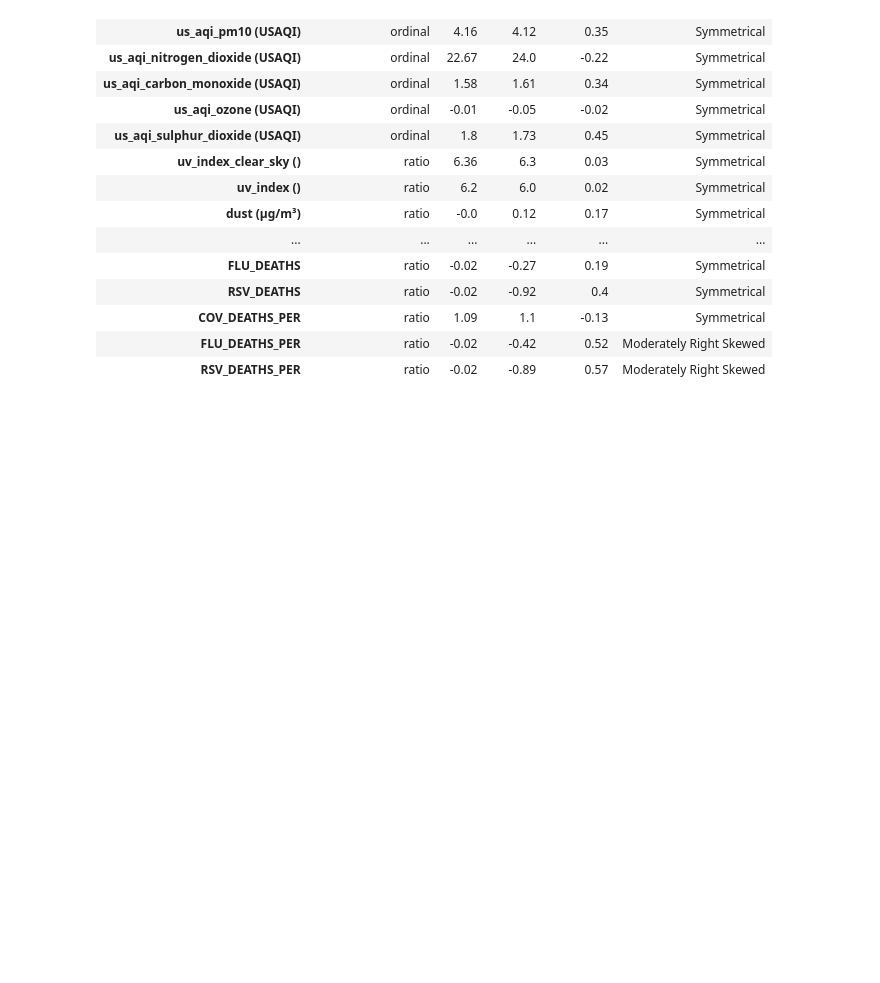
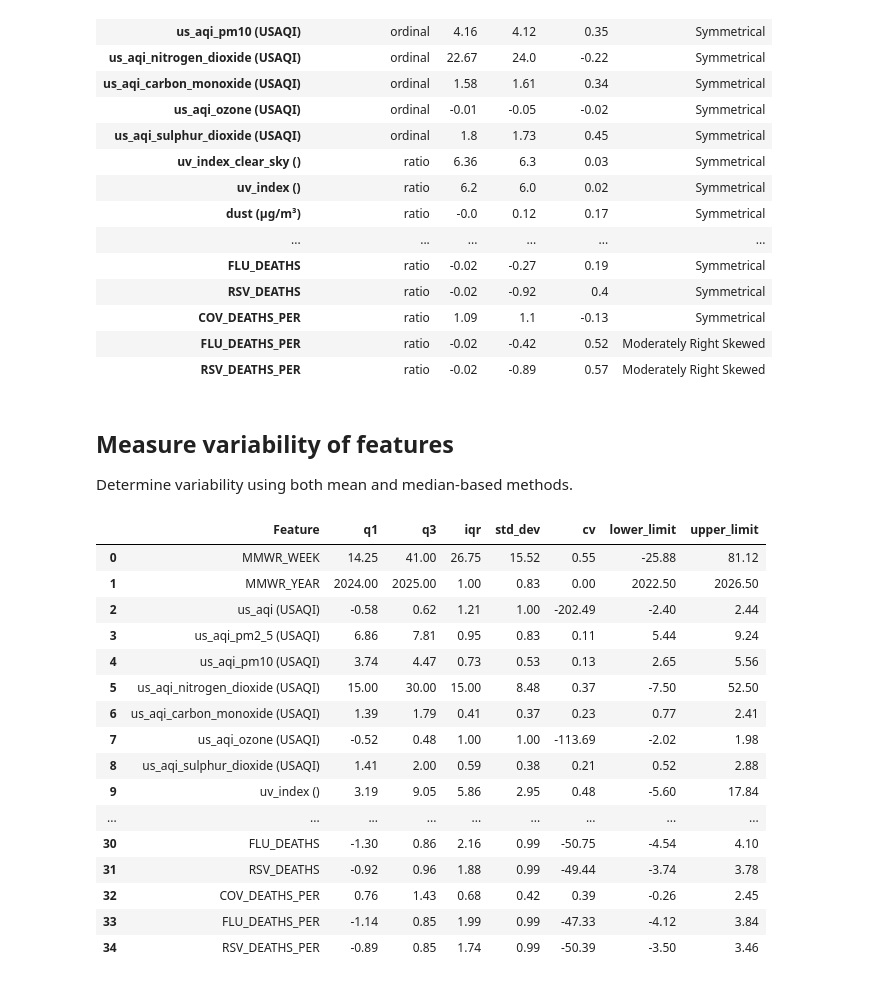
Before and after one commit to ianbunag/cmpe-255-data-mining-project, a Jupyter notebook: 04-01-data-preparation.ipynb, the cells around one changed output. Saved outputs shown, nothing was run; the diff lists cells and outputs as text; code cells hidden in the pictures; blank space fills up the shorter version.

```diff
--- a/04-01-data-preparation.ipynb
+++ b/04-01-data-preparation.ipynb
@@ -275,3 +275,27 @@ find_central_tendency(df, stitched_measurements)
 | COV_DEATHS_PER | ratio | 1.09 | 1.1 | -0.13 | Symmetrical |
 | FLU_DEATHS_PER | ratio | -0.02 | -0.42 | 0.52 | Moderately Right Skewed |
 | RSV_DEATHS_PER | ratio | -0.02 | -0.89 | 0.57 | Moderately Right Skewed |
+# %% [markdown]
+## Measure variability of features
+
+Determine variability using both mean and median-based methods.
+# %%
+measure_variability(df)
+# %% [output]
+|  | Feature | q1 | q3 | iqr | std_dev | cv | lower_limit | upper_limit |
+| 0 | MMWR_WEEK | 14.25 | 41.00 | 26.75 | 15.52 | 0.55 | -25.88 | 81.12 |
+| 1 | MMWR_YEAR | 2024.00 | 2025.00 | 1.00 | 0.83 | 0.00 | 2022.50 | 2026.50 |
+| 2 | us_aqi (USAQI) | -0.58 | 0.62 | 1.21 | 1.00 | -202.49 | -2.40 | 2.44 |
+| 3 | us_aqi_pm2_5 (USAQI) | 6.86 | 7.81 | 0.95 | 0.83 | 0.11 | 5.44 | 9.24 |
+| 4 | us_aqi_pm10 (USAQI) | 3.74 | 4.47 | 0.73 | 0.53 | 0.13 | 2.65 | 5.56 |
+| 5 | us_aqi_nitrogen_dioxide (USAQI) | 15.00 | 30.00 | 15.00 | 8.48 | 0.37 | -7.50 | 52.50 |
+| 6 | us_aqi_carbon_monoxide (USAQI) | 1.39 | 1.79 | 0.41 | 0.37 | 0.23 | 0.77 | 2.41 |
+| 7 | us_aqi_ozone (USAQI) | -0.52 | 0.48 | 1.00 | 1.00 | -113.69 | -2.02 | 1.98 |
+| 8 | us_aqi_sulphur_dioxide (USAQI) | 1.41 | 2.00 | 0.59 | 0.38 | 0.21 | 0.52 | 2.88 |
+| 9 | uv_index () | 3.19 | 9.05 | 5.86 | 2.95 | 0.48 | -5.60 | 17.84 |
+| ... | ... | ... | ... | ... | ... | ... | ... | ... |
+| 30 | FLU_DEATHS | -1.30 | 0.86 | 2.16 | 0.99 | -50.75 | -4.54 | 4.10 |
+| 31 | RSV_DEATHS | -0.92 | 0.96 | 1.88 | 0.99 | -49.44 | -3.74 | 3.78 |
+| 32 | COV_DEATHS_PER | 0.76 | 1.43 | 0.68 | 0.42 | 0.39 | -0.26 | 2.45 |
+| 33 | FLU_DEATHS_PER | -1.14 | 0.85 | 1.99 | 0.99 | -47.33 | -4.12 | 3.84 |
+| 34 | RSV_DEATHS_PER | -0.89 | 0.85 | 1.74 | 0.99 | -50.39 | -3.50 | 3.46 |
```
Also changed, not shown: parts of 1 cell of this notebook, 3 other files.
